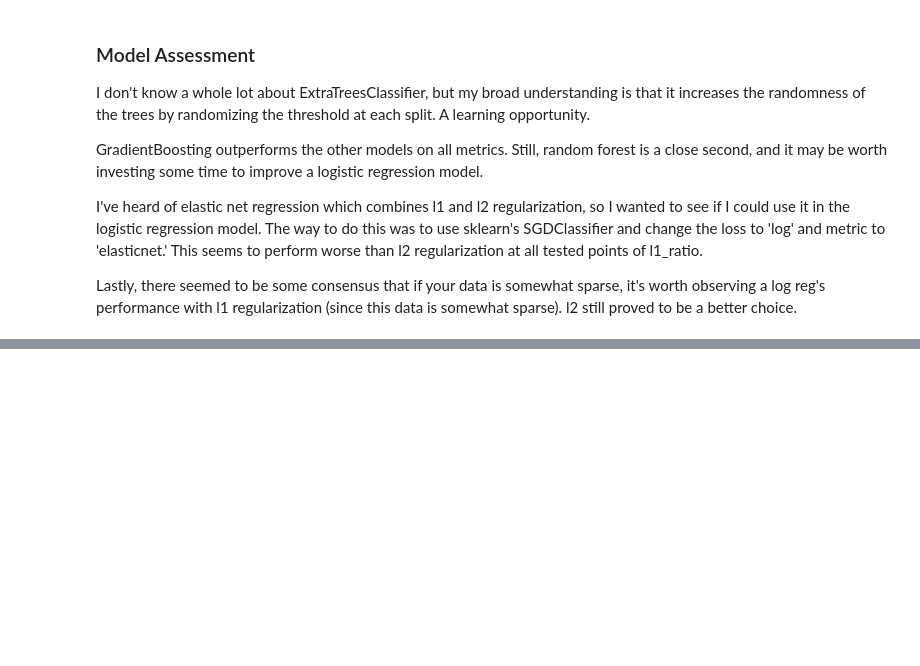
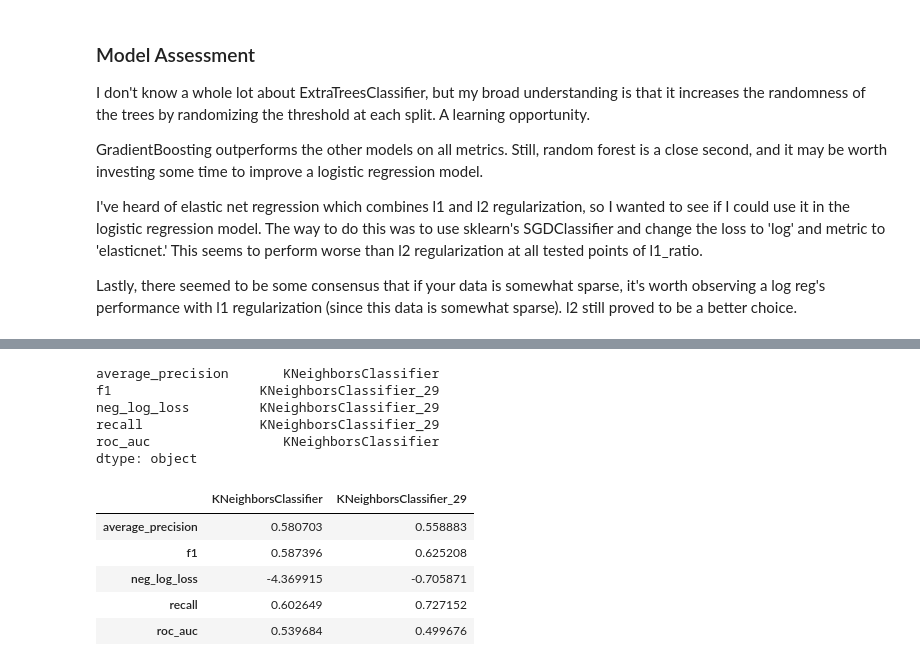
Before and after one commit to kurtrm/predicting_equipment_failure, a Jupyter notebook: notebooks/Untitled.ipynb, the cells around one changed output, grey strips where cells are left out. Saved outputs shown, nothing was run; the diff lists cells and outputs as text; code cells hidden in the pictures; blank space fills up the shorter version.

```diff
--- a/notebooks/Untitled.ipynb
+++ b/notebooks/Untitled.ipynb
@@ -402,0 +430,18 @@ ax.legend();
+# %%
+initial.idxmax(axis=1)
+# %% [output]
+average_precision       KNeighborsClassifier
+f1                   KNeighborsClassifier_29
+neg_log_loss         KNeighborsClassifier_29
+recall               KNeighborsClassifier_29
+roc_auc                 KNeighborsClassifier
+dtype: object
+# %%
+initial[['KNeighborsClassifier', 'KNeighborsClassifier_29']]
+# %% [output]
+|  | KNeighborsClassifier | KNeighborsClassifier_29 |
+| average_precision | 0.580703 | 0.558883 |
+| f1 | 0.587396 | 0.625208 |
+| neg_log_loss | -4.369915 | -0.705871 |
+| recall | 0.602649 | 0.727152 |
+| roc_auc | 0.539684 | 0.499676 |
```
Also changed, not shown: parts of 23 cells of this notebook, 1 other file.
